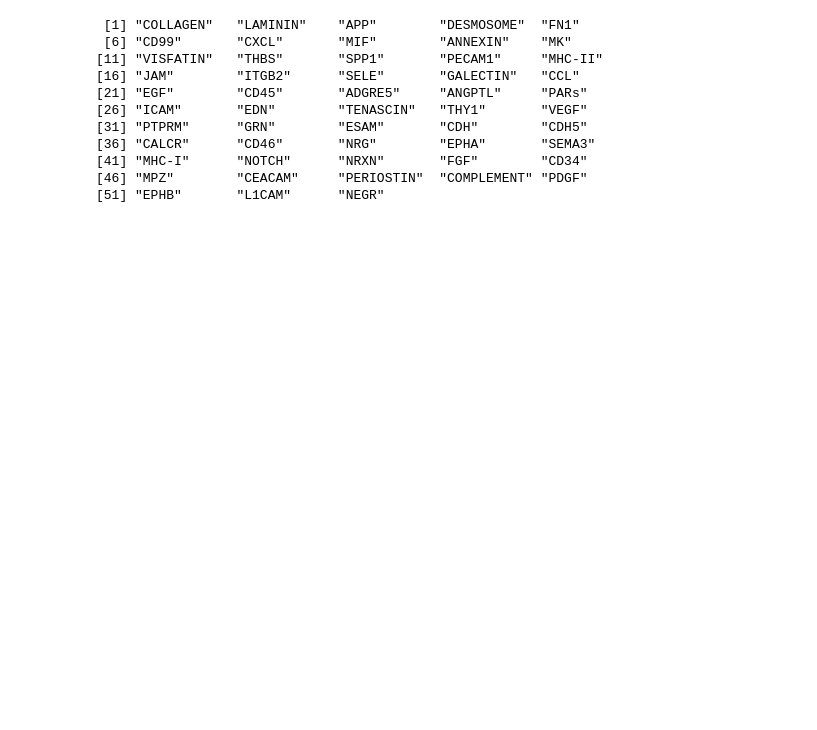
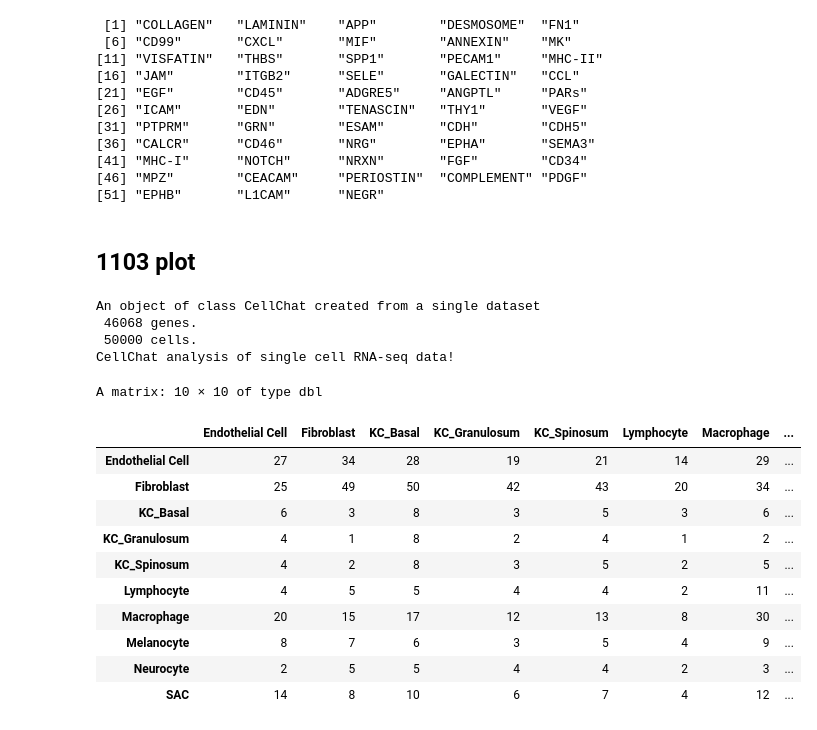
Before and after one commit to Bolin-BGI/R, a Jupyter notebook: ipynb/cellchat.ipynb, the cells around one changed output. Drawn from its saved outputs; the diff is of its cells as text; code cells hidden in the pictures; blank space fills up the shorter version.

```diff
--- a/ipynb/cellchat.ipynb
+++ b/ipynb/cellchat.ipynb
@@ -406,3 +454,29 @@ unique(cellchat@netP$pathways)
 [41] "MHC-I"      "NOTCH"      "NRXN"       "FGF"        "CD34"
 [46] "MPZ"        "CEACAM"     "PERIOSTIN"  "COMPLEMENT" "PDGF"
 [51] "EPHB"       "L1CAM"      "NEGR"
+# %% [markdown]
+## 1103 plot
+# %%
+setwd('/data/work/02.result/others/ST_NC/02.result/04.cellchat/')
+cellchat <- readRDS('./cellchat_plot.rds')
+cellchat
+# %% [output]
+An object of class CellChat created from a single dataset
+ 46068 genes.
+ 50000 cells.
+CellChat analysis of single cell RNA-seq data!
+# %%
+cellchat@net$count
+# %% [output]
+A matrix: 10 × 10 of type dbl
+|  | Endothelial Cell | Fibroblast | KC_Basal | KC_Granulosum | KC_Spinosum | Lymphocyte | Macrophage | ... |
+| Endothelial Cell | 27 | 34 | 28 | 19 | 21 | 14 | 29 | ... |
+| Fibroblast | 25 | 49 | 50 | 42 | 43 | 20 | 34 | ... |
+| KC_Basal | 6 | 3 | 8 | 3 | 5 | 3 | 6 | ... |
+| KC_Granulosum | 4 | 1 | 8 | 2 | 4 | 1 | 2 | ... |
+| KC_Spinosum | 4 | 2 | 8 | 3 | 5 | 2 | 5 | ... |
+| Lymphocyte | 4 | 5 | 5 | 4 | 4 | 2 | 11 | ... |
+| Macrophage | 20 | 15 | 17 | 12 | 13 | 8 | 30 | ... |
+| Melanocyte | 8 | 7 | 6 | 3 | 5 | 4 | 9 | ... |
+| Neurocyte | 2 | 5 | 5 | 4 | 4 | 2 | 3 | ... |
+| SAC | 14 | 8 | 10 | 6 | 7 | 4 | 12 | ... |
```
Also changed, not shown: parts of 12 cells of this notebook.
